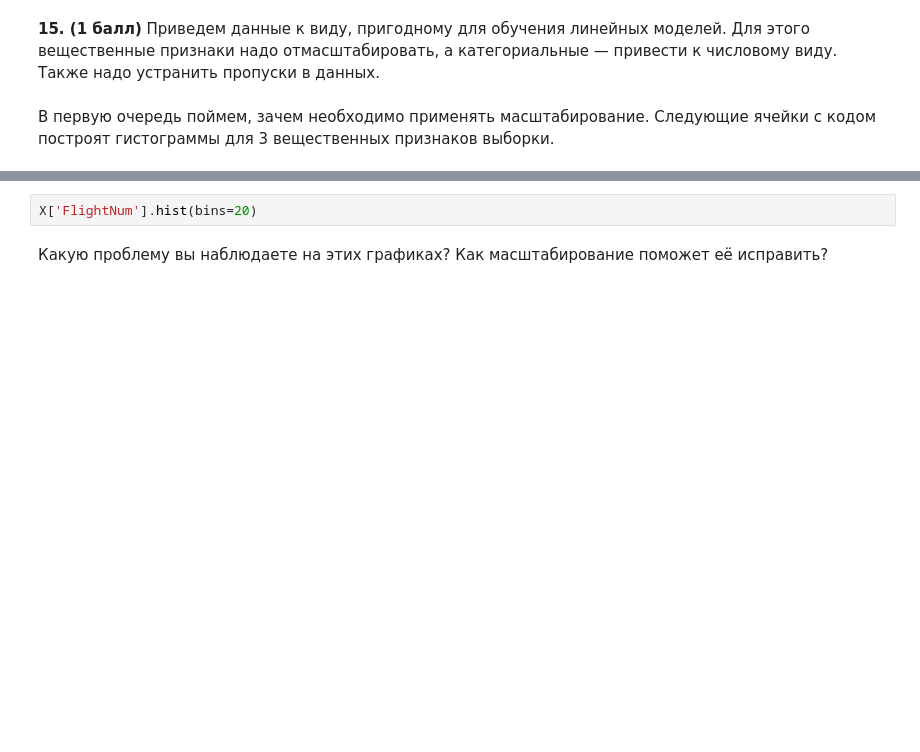
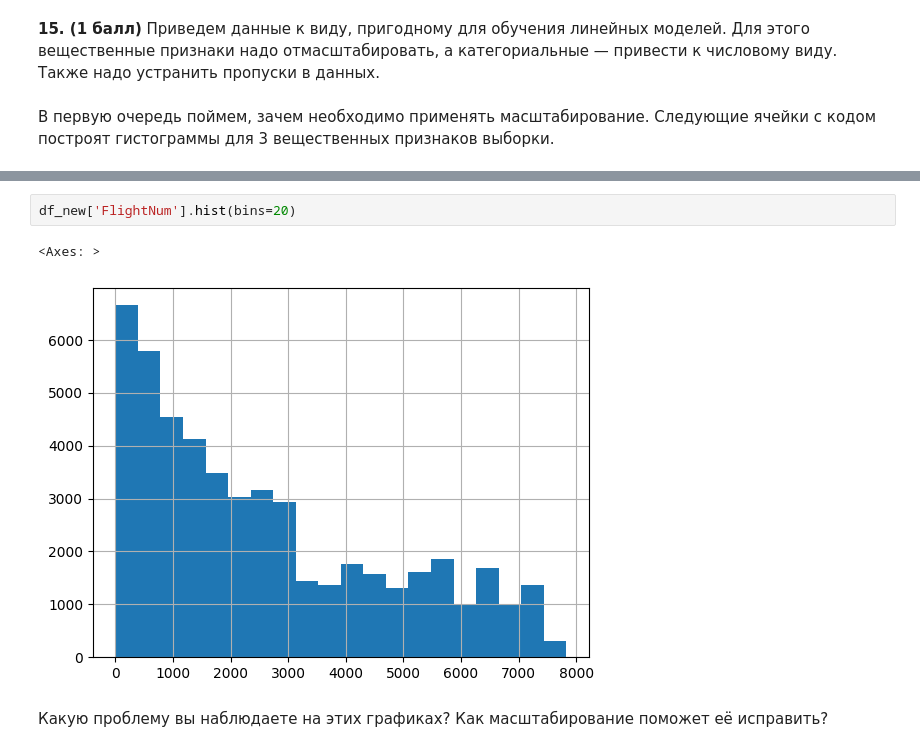
Before and after one commit to RedCross321/date_labs, a Jupyter notebook: 3.ipynb, the cells around one changed output, grey strips where cells are left out. Saved outputs shown, nothing was run; the diff lists cells and outputs as text; blank space fills up the shorter version.

```diff
--- a/3.ipynb
+++ b/3.ipynb
@@ -210,4 +464,7 @@ X['TaxiIn'].hist(bins=20)
 # %%
-X['FlightNum'].hist(bins=20)
+df_new['FlightNum'].hist(bins=20)
+# %% [output]
+<Axes: >
+[figure, added]
 # %% [markdown]
 Какую проблему вы наблюдаете на этих графиках? Как масштабирование поможет её исправить?
```
Also changed, not shown: parts of 36 cells of this notebook, 1 other file.
